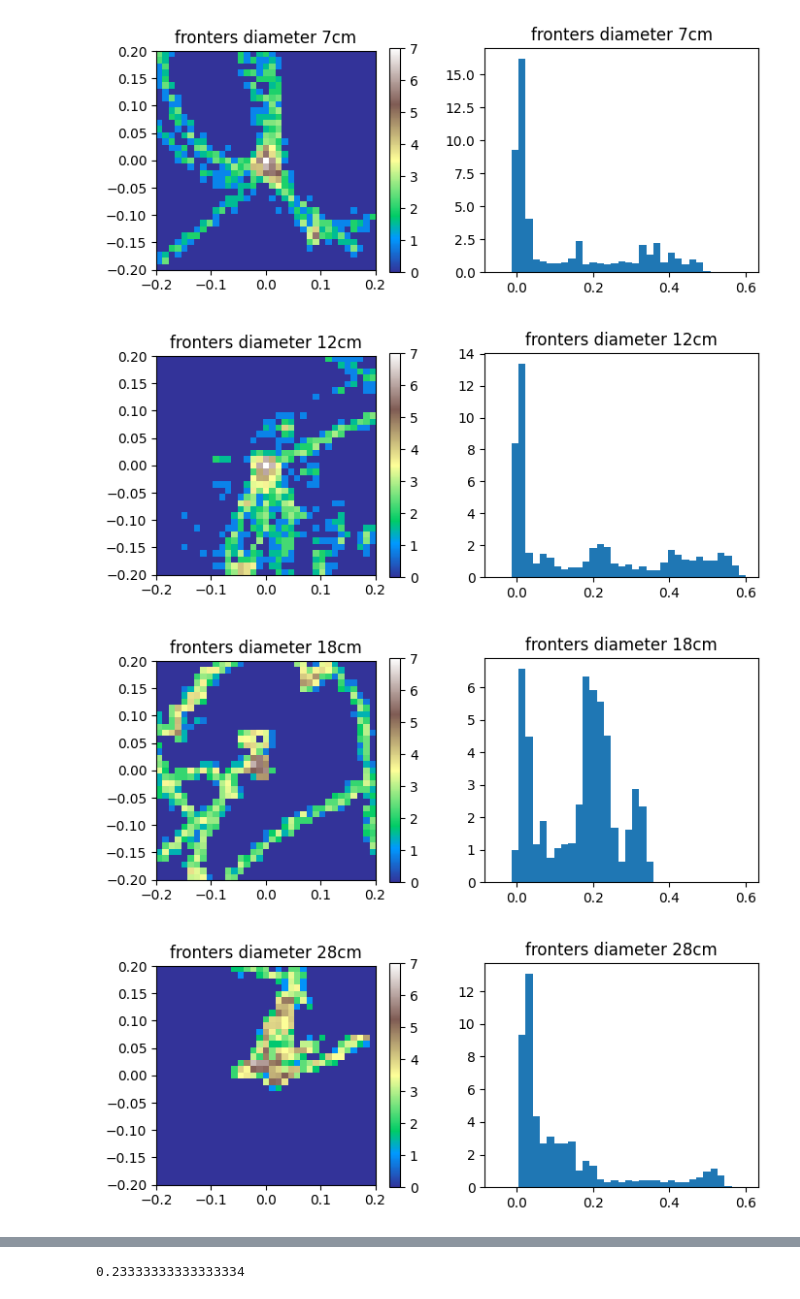
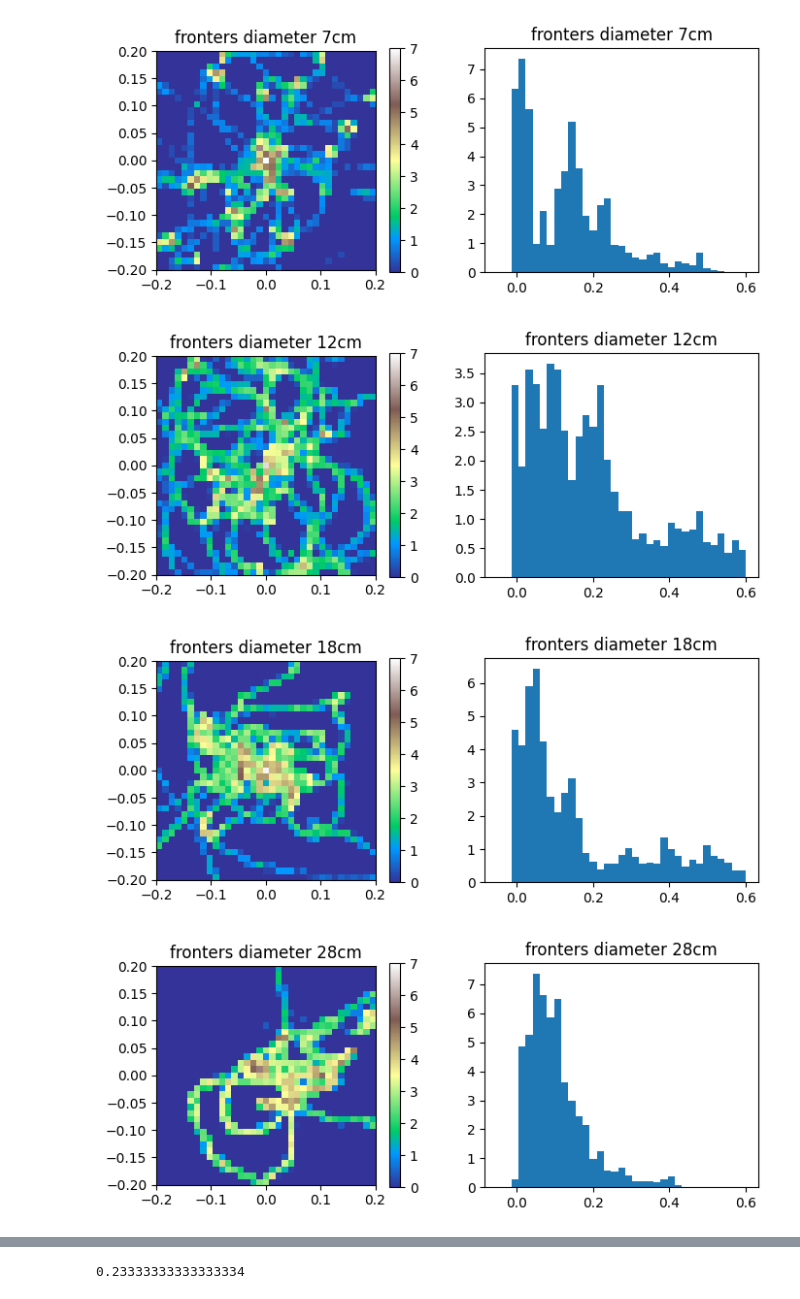
Before and after one commit to complex-lab/robotic_swarms, a Jupyter notebook: histogram_velocity_vs_diameter_21bots.ipynb, the cells around one changed output, grey strips where cells are left out. Drawn from its saved outputs; the diff is of its cells as text; code cells hidden in the pictures.

```diff
--- a/histogram_velocity_vs_diameter_21bots.ipynb
+++ b/histogram_velocity_vs_diameter_21bots.ipynb
@@ -38,15 +38,16 @@ expSumPassive=pd.read_csv(expSumFileNamePassive,index_col=0)
 all_linked_data_filename='C:\\Users\\User\\Documents\\Eden\\locate_git_code\\packaged\\all_linking_passive_data_21bots.csv'
 all_linked_data=pd.read_csv(all_linked_data_filename,index_col=0)
 passive_path='C:\\Users\\User\\Documents\\Eden\\locate_git_code\\packaged'
-delta_t=15#6 #seconds
+delta_t=60#6 #seconds
 starting_time=100#seconds
-ending_time=160#sec
+ending_time=600#160#sec
 velocity_data=pd.DataFrame()
 for index,row in expSumPassive.iterrows():
     FileName=row.linkingFileNamePack
     print(FileName)
     data=all_linked_data[(all_linked_data['Filename']==FileName)]
     data=data.iloc[(starting_time*25):(ending_time*25),0:4]
+    #data=data.iloc[:,0:4]
     #first_line=data.iloc[0,:]
     #first_line=data.iloc[0,:]
     #raw_diff=data-first_line
@@ -88,7 +89,7 @@ fronter_N021_D012_C0534.MP4_link.csv
 arenaSizePixels = 1090 # [pixels]
 arenaSizeCm = 150 # [cm]
 fps =25
-mpp = arenaSizeCm/arenaSizePixels/2
+mpp = arenaSizeCm/arenaSizePixels#/2
 bottypes=['fronter','aligner']
 diameters=[7,12,18,28,32]
 columns=['delta_Vx(per_1sec)','delta_Vy(per_1sec)']
@@ -132,7 +133,7 @@ for column in columns:
 arenaSizePixels = 1090 # [pixels]
 arenaSizeCm = 150 # [cm]
 fps =25
-mpp = arenaSizeCm/arenaSizePixels/2
+mpp = arenaSizeCm/arenaSizePixels#/2
 print(mpp)
 bottypes=['fronter','aligner']
 diameters=[7,12,18,28,32]
@@ -165,7 +166,7 @@ for column in ['delta_Vx(per_1sec)']:
 arenaSizePixels = 1090 # [pixels]
 arenaSizeCm = 150 # [cm]
 fps =25
-mpp = arenaSizeCm/arenaSizePixels/2
+mpp = arenaSizeCm/arenaSizePixels#/2
 bottypes=['fronter','aligner']
 diameters=[7,12,18,28,32]
 columns=['delta_Vx(per_1sec)','delta_Vy(per_1sec)']
@@ -199,8 +200,8 @@ for column in columns:
 arenaSizePixels = 1090 # [pixels]
 arenaSizeCm = 150 # [cm]
 fps =25
-mpp = arenaSizeCm/arenaSizePixels/2
-bottypes=['fronter','aligner']
+mpp = arenaSizeCm/arenaSizePixels#/2
+bottypes=['fronter']#,'aligner']
 diameters=[7,12,18,28,32]
 alpha=[1,0.5]
 #bins = np.linspace(-.1,.1,10)
@@ -250,4 +251,4 @@ ax3.grid()
-[figure, old version]
+[figure, new version]
-[figure, old version]
+[figure, new version]
-[figure, old version]
+[figure, new version]
-[figure, old version]
+[figure, new version]
```
Also changed, not shown: parts of 8 cells of this notebook.
